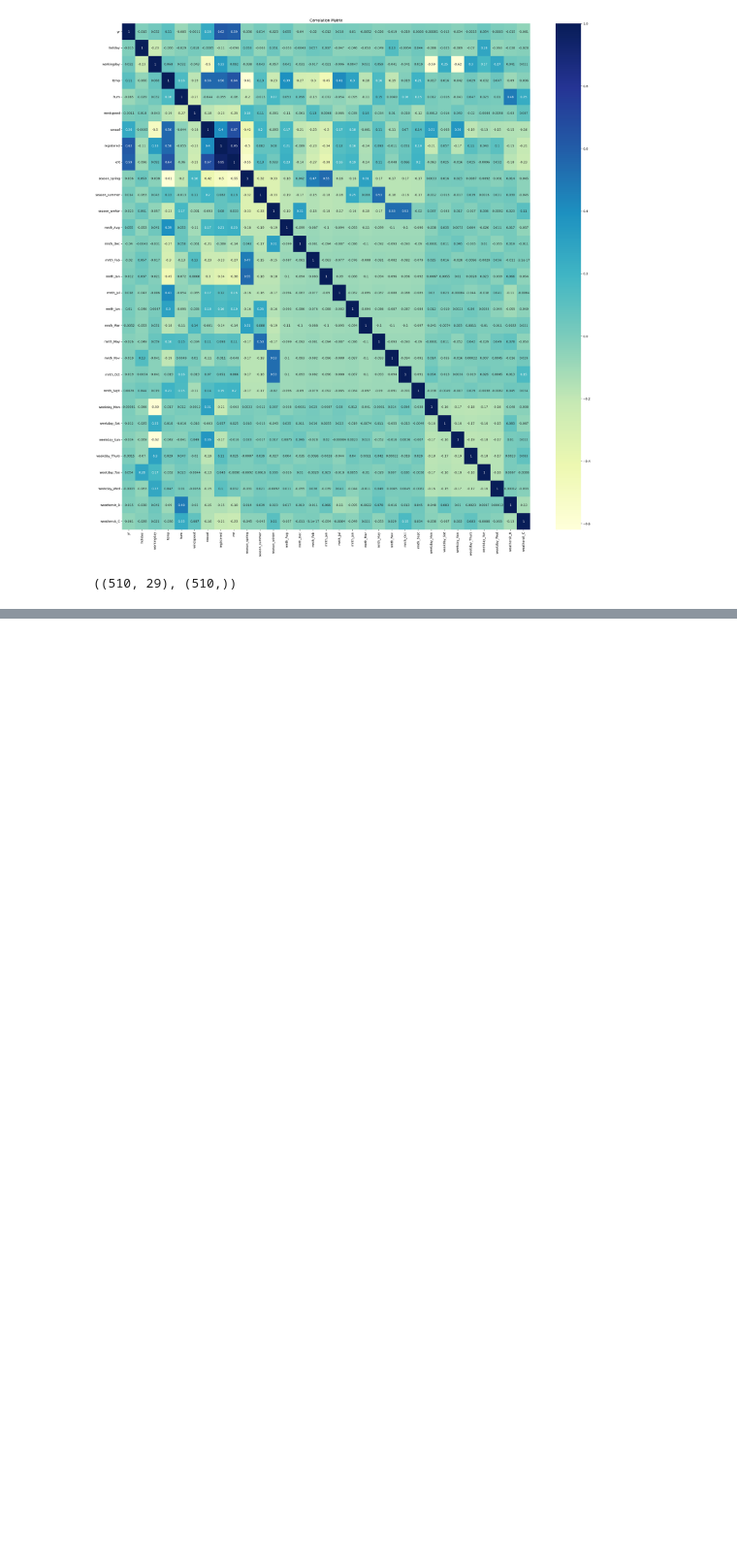
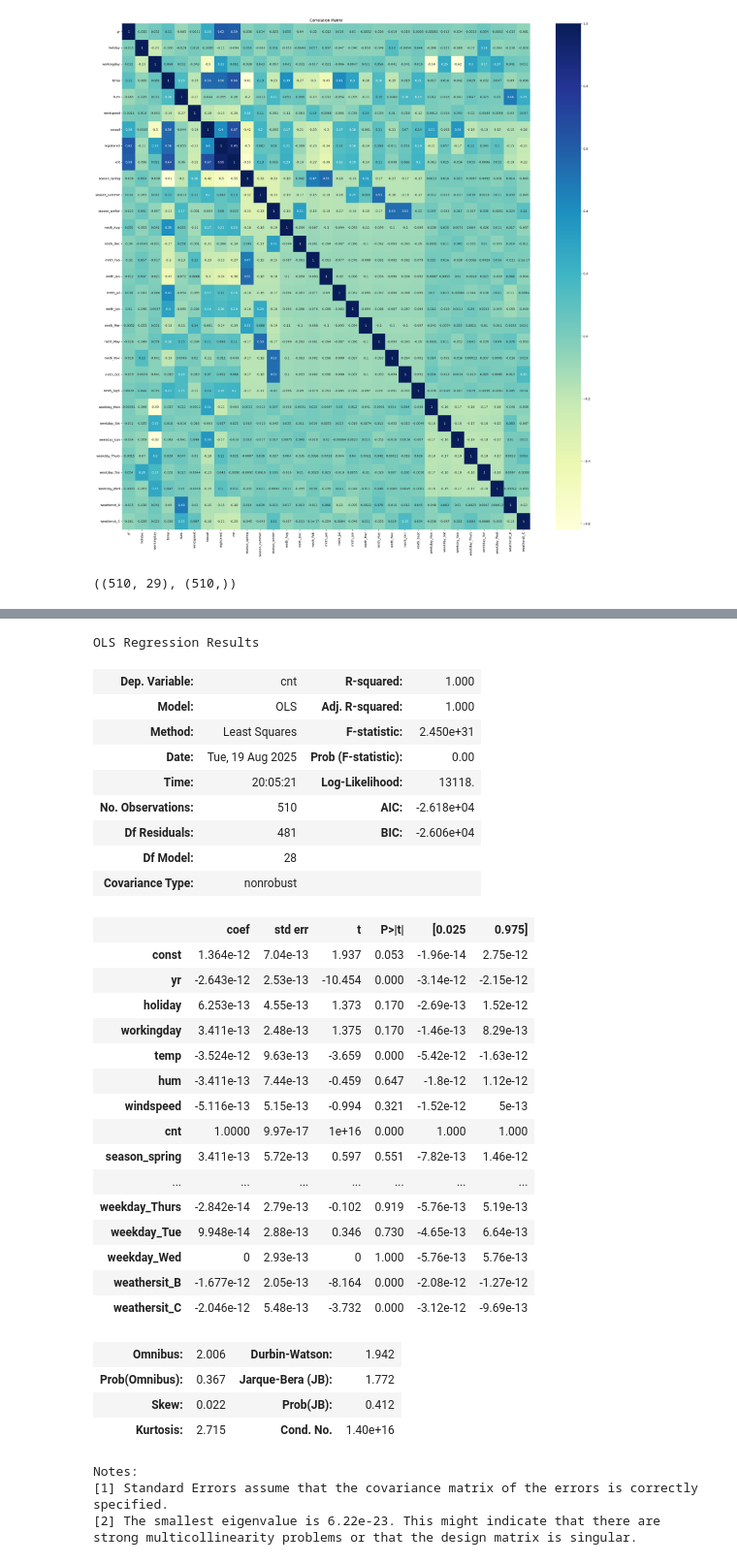
Before and after one commit to CodeByD3v/ML-Experiments, a Jupyter notebook: Boom Bikes/Bike-Sharing-Prediction.ipynb, the cells around one changed output, grey strips where cells are left out. Shown at 97% size. Cells and saved outputs as stored; diff of their text form; code cells hidden in the pictures; blank space fills up the shorter version.

Commit message:
MODEL BUILDING - II

```diff
--- a/Boom Bikes/Bike-Sharing-Prediction.ipynb
+++ b/Boom Bikes/Bike-Sharing-Prediction.ipynb
@@ -398,3 +398,9 @@ y_train = df_train["cnt"]
 X_train.shape , y_train.shape
 # %% [output]
 ((510, 29), (510,))
+# %%
+# Statistical Model
+import statsmodels.api as sm
+X_train_lm = sm.add_constant(X_train)
+
+lr = sm.OLS(y_train , X_train_lm).fit()
@@ -400,0 +447,37 @@ X_train.shape , y_train.shape
+# %%
+lr.summary()
+# %% [output]
+OLS Regression Results
+| Dep. Variable: | cnt | R-squared: | 1.000 |
+| Model: | OLS | Adj. R-squared: | 1.000 |
+| Method: | Least Squares | F-statistic: | 2.450e+31 |
+| Date: | Tue, 19 Aug 2025 | Prob (F-statistic): | 0.00 |
+| Time: | 20:05:21 | Log-Likelihood: | 13118. |
+| No. Observations: | 510 | AIC: | -2.618e+04 |
+| Df Residuals: | 481 | BIC: | -2.606e+04 |
+| Df Model: | 28 |  |  |
+| Covariance Type: | nonrobust |  |  |
+|  | coef | std err | t | P>|t| | [0.025 | 0.975] |
+| const | 1.364e-12 | 7.04e-13 | 1.937 | 0.053 | -1.96e-14 | 2.75e-12 |
+| yr | -2.643e-12 | 2.53e-13 | -10.454 | 0.000 | -3.14e-12 | -2.15e-12 |
+| holiday | 6.253e-13 | 4.55e-13 | 1.373 | 0.170 | -2.69e-13 | 1.52e-12 |
+| workingday | 3.411e-13 | 2.48e-13 | 1.375 | 0.170 | -1.46e-13 | 8.29e-13 |
+| temp | -3.524e-12 | 9.63e-13 | -3.659 | 0.000 | -5.42e-12 | -1.63e-12 |
+| hum | -3.411e-13 | 7.44e-13 | -0.459 | 0.647 | -1.8e-12 | 1.12e-12 |
+| windspeed | -5.116e-13 | 5.15e-13 | -0.994 | 0.321 | -1.52e-12 | 5e-13 |
+| cnt | 1.0000 | 9.97e-17 | 1e+16 | 0.000 | 1.000 | 1.000 |
+| season_spring | 3.411e-13 | 5.72e-13 | 0.597 | 0.551 | -7.82e-13 | 1.46e-12 |
+| ... | ... | ... | ... | ... | ... | ... |
+| weekday_Thurs | -2.842e-14 | 2.79e-13 | -0.102 | 0.919 | -5.76e-13 | 5.19e-13 |
+| weekday_Tue | 9.948e-14 | 2.88e-13 | 0.346 | 0.730 | -4.65e-13 | 6.64e-13 |
+| weekday_Wed | 0 | 2.93e-13 | 0 | 1.000 | -5.76e-13 | 5.76e-13 |
+| weathersit_B | -1.677e-12 | 2.05e-13 | -8.164 | 0.000 | -2.08e-12 | -1.27e-12 |
+| weathersit_C | -2.046e-12 | 5.48e-13 | -3.732 | 0.000 | -3.12e-12 | -9.69e-13 |
+| Omnibus: | 2.006 | Durbin-Watson: | 1.942 |
+| Prob(Omnibus): | 0.367 | Jarque-Bera (JB): | 1.772 |
+| Skew: | 0.022 | Prob(JB): | 0.412 |
+| Kurtosis: | 2.715 | Cond. No. | 1.40e+16 |
+Notes:
+[1] Standard Errors assume that the covariance matrix of the errors is correctly specified.
+[2] The smallest eigenvalue is 6.22e-23. This might indicate that there are
+strong multicollinearity problems or that the design matrix is singular.
```
Also changed, not shown: parts of 3 cells of this notebook.
